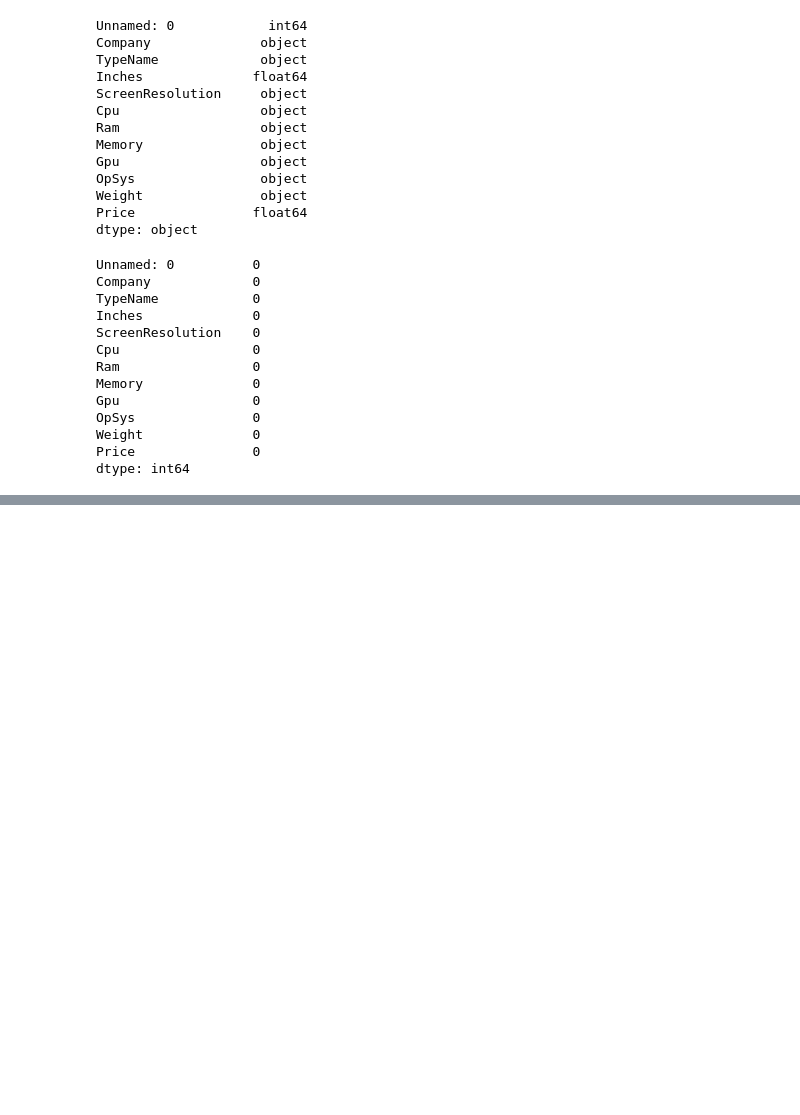
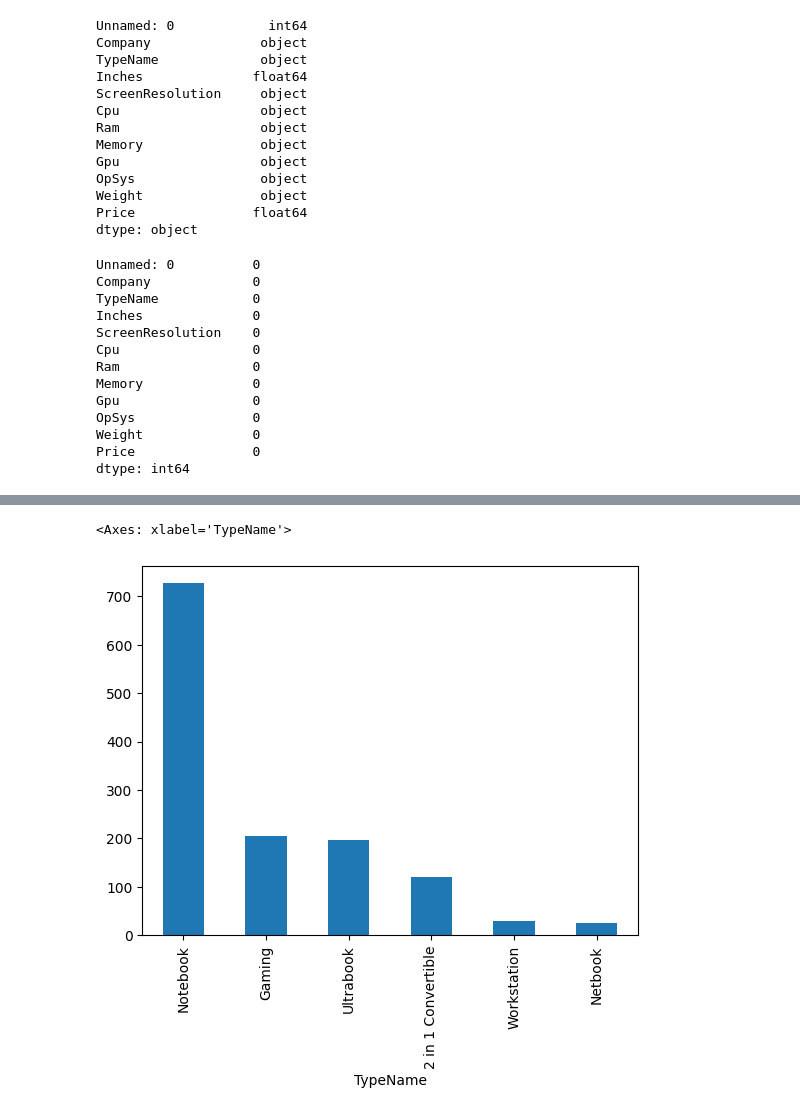
Before and after one commit to Siddhi-S-Thakur/ML---supervised_learning, a Jupyter notebook: LaptopPricePredictor.ipynb, the cells around one changed output, grey strips where cells are left out. Cells and saved outputs as stored; diff of their text form; code cells hidden in the pictures; blank space fills up the shorter version.

```diff
--- a/LaptopPricePredictor.ipynb
+++ b/LaptopPricePredictor.ipynb
@@ -73,0 +100,5 @@ import seaborn as sns
+# %%
+df['TypeName'].value_counts().plot(kind = 'bar')
+# %% [output]
+<Axes: xlabel='TypeName'>
+[figure, added]
```
Also changed, not shown: parts of 31 cells of this notebook.
